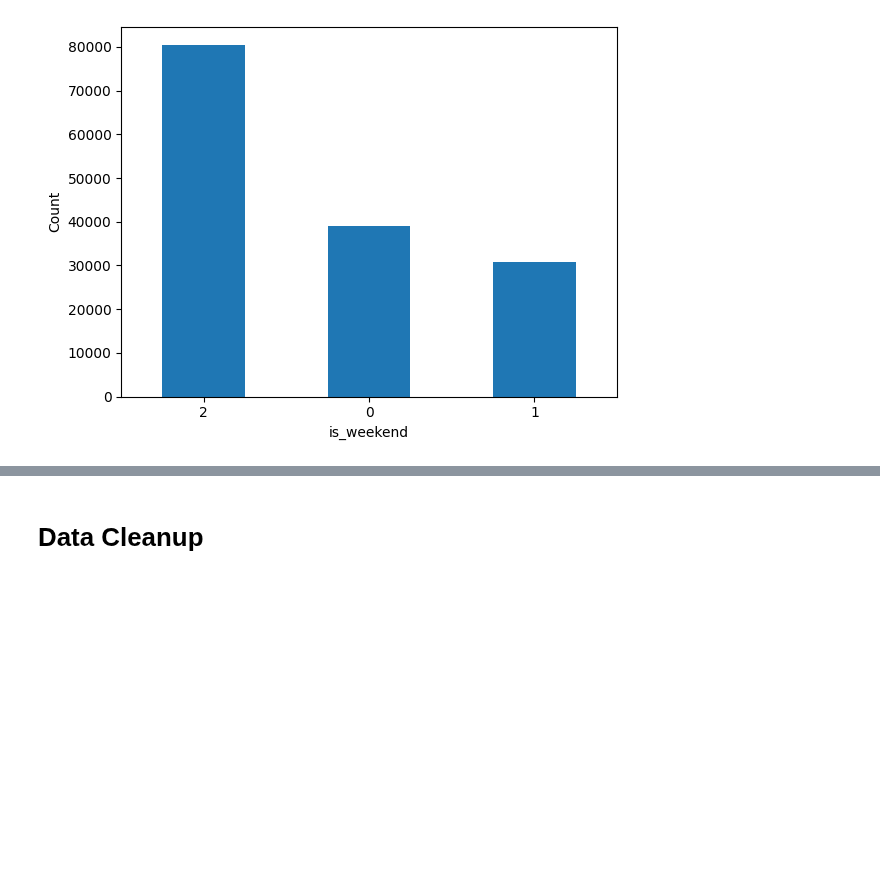
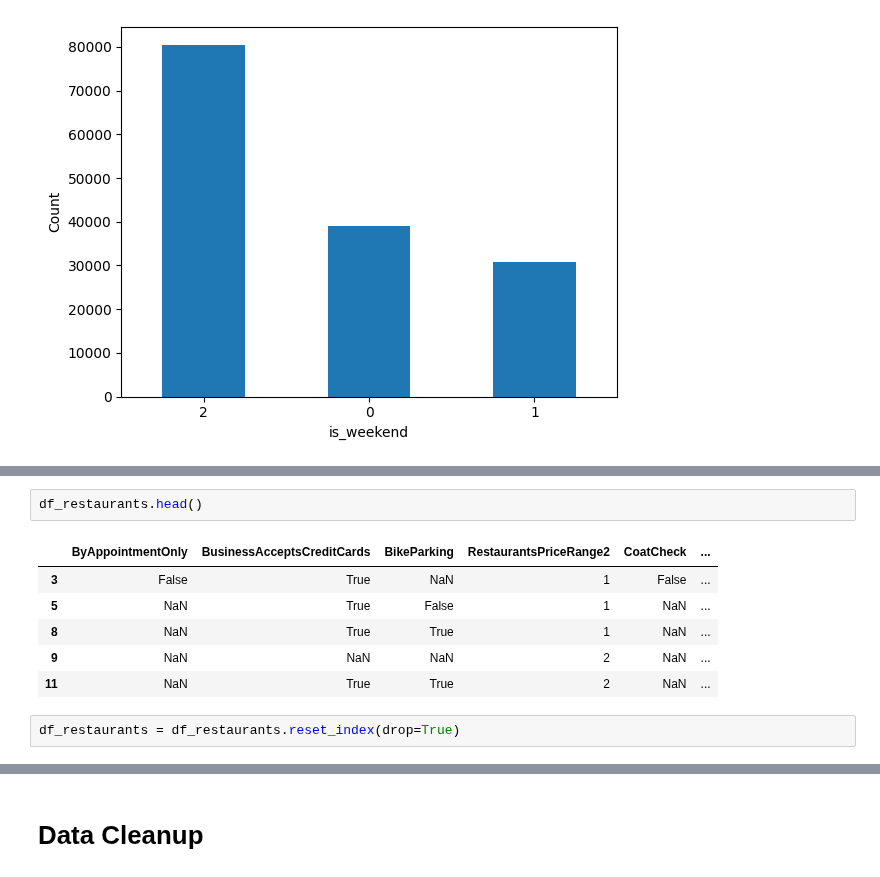
Before and after one commit to jmohsbeck1/jpmc_mle, a Jupyter notebook: Copy_of_JMCopy_of_DataDazzlers_DineOracle.ipynb, the cells around one changed output, grey strips where cells are left out. Drawn from its saved outputs; the diff is of its cells as text; blank space fills up the shorter version.

```diff
--- a/Copy_of_JMCopy_of_DataDazzlers_DineOracle.ipynb
+++ b/Copy_of_JMCopy_of_DataDazzlers_DineOracle.ipynb
@@ -583,0 +706,11 @@ df_hours['is_weekend'].value_counts().plot(kind='bar', xlabel='is_weekend', ylab
+# %%
+df_restaurants.head()
+# %% [output]
+|  | ByAppointmentOnly | BusinessAcceptsCreditCards | BikeParking | RestaurantsPriceRange2 | CoatCheck | ... |
+| 3 | False | True | NaN | 1 | False | ... |
+| 5 | NaN | True | False | 1 | NaN | ... |
+| 8 | NaN | True | True | 1 | NaN | ... |
+| 9 | NaN | NaN | NaN | 2 | NaN | ... |
+| 11 | NaN | True | True | 2 | NaN | ... |
+# %%
+df_restaurants = df_restaurants.reset_index(drop=True)
```
Also changed, not shown: parts of 26 cells of this notebook.
